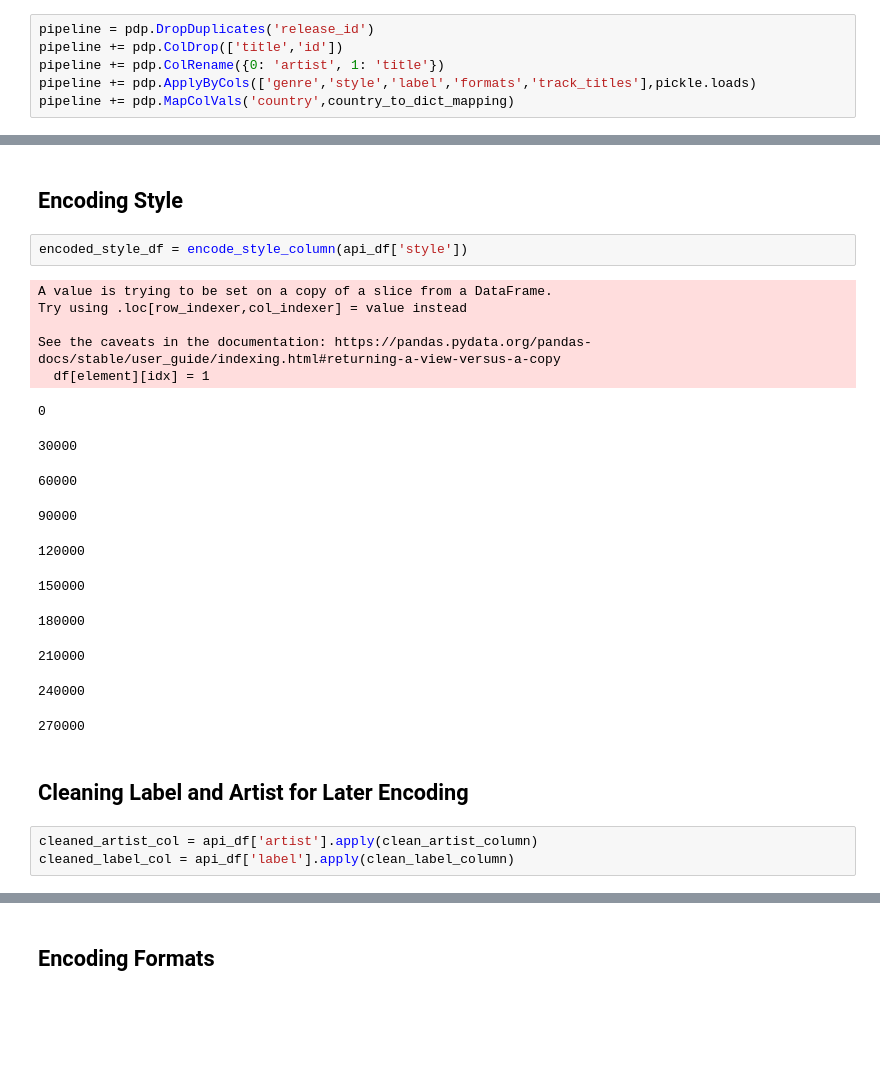
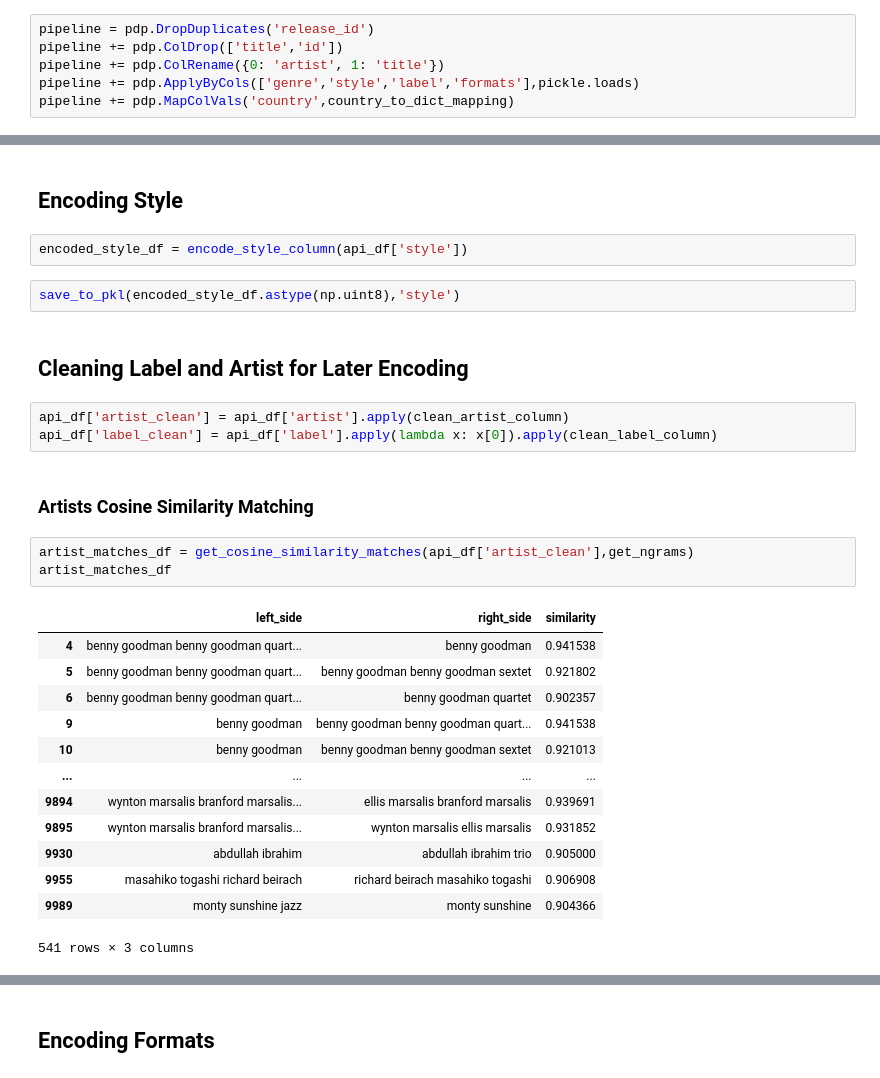
Before and after one commit to helmigsimon/EPFL-Capstone-Project, a Jupyter notebook: 01-Processing.ipynb, the cells around one changed output, grey strips where cells are left out. Saved outputs shown, nothing was run; the diff lists cells and outputs as text; blank space fills up the shorter version.

Commit message:
Added cosine similarity matching functions for artist and label duplicate identification, aswell as for matching standards.

```diff
--- a/01-Processing.ipynb
+++ b/01-Processing.ipynb
@@ -74,7 +76,7 @@ country_to_dict_mapping = get_country_to_dict_mapping()
 pipeline = pdp.DropDuplicates('release_id')
 pipeline += pdp.ColDrop(['title','id'])
 pipeline += pdp.ColRename({0: 'artist', 1: 'title'})
-pipeline += pdp.ApplyByCols(['genre','style','label','formats','track_titles'],pickle.loads)
+pipeline += pdp.ApplyByCols(['genre','style','label','formats'],pickle.loads)
 pipeline += pdp.MapColVals('country',country_to_dict_mapping)
 # %%
 api_df = pipeline.apply(api_df)
@@ -129,24 +98,29 @@ encoded_genre_df.astype(np.int32)
 ## Encoding Style
 # %%
 encoded_style_df = encode_style_column(api_df['style'])
-# %% [output]
-A value is trying to be set on a copy of a slice from a DataFrame.
-Try using .loc[row_indexer,col_indexer] = value instead
-
-See the caveats in the documentation: https://pandas.pydata.org/pandas-docs/stable/user_guide/indexing.html#returning-a-view-versus-a-copy
-  df[element][idx] = 1
-0
-30000
-60000
-90000
-120000
-150000
-180000
-210000
-240000
-270000
+# %%
+save_to_pkl(encoded_style_df.astype(np.uint8),'style')
 # %% [markdown]
 ## Cleaning Label and Artist for Later Encoding
 # %%
-cleaned_artist_col = api_df['artist'].apply(clean_artist_column)
-cleaned_label_col = api_df['label'].apply(clean_label_column)
+api_df['artist_clean'] = api_df['artist'].apply(clean_artist_column)
+api_df['label_clean'] = api_df['label'].apply(lambda x: x[0]).apply(clean_label_column)
+# %% [markdown]
+### Artists Cosine Similarity Matching
+# %%
+artist_matches_df = get_cosine_similarity_matches(api_df['artist_clean'],get_ngrams)
+artist_matches_df
+# %% [output]
+|  | left_side | right_side | similarity |
+| 4 | benny goodman benny goodman quart... | benny goodman | 0.941538 |
+| 5 | benny goodman benny goodman quart... | benny goodman benny goodman sextet | 0.921802 |
+| 6 | benny goodman benny goodman quart... | benny goodman quartet | 0.902357 |
+| 9 | benny goodman | benny goodman benny goodman quart... | 0.941538 |
+| 10 | benny goodman | benny goodman benny goodman sextet | 0.921013 |
+| ... | ... | ... | ... |
+| 9894 | wynton marsalis branford marsalis... | ellis marsalis branford marsalis | 0.939691 |
+| 9895 | wynton marsalis branford marsalis... | wynton marsalis ellis marsalis | 0.931852 |
+| 9930 | abdullah ibrahim | abdullah ibrahim trio | 0.905000 |
+| 9955 | masahiko togashi richard beirach | richard beirach masahiko togashi | 0.906908 |
+| 9989 | monty sunshine jazz | monty sunshine | 0.904366 |
+541 rows × 3 columns
```
Also changed, not shown: parts of 77 cells of this notebook, 2 other files.
